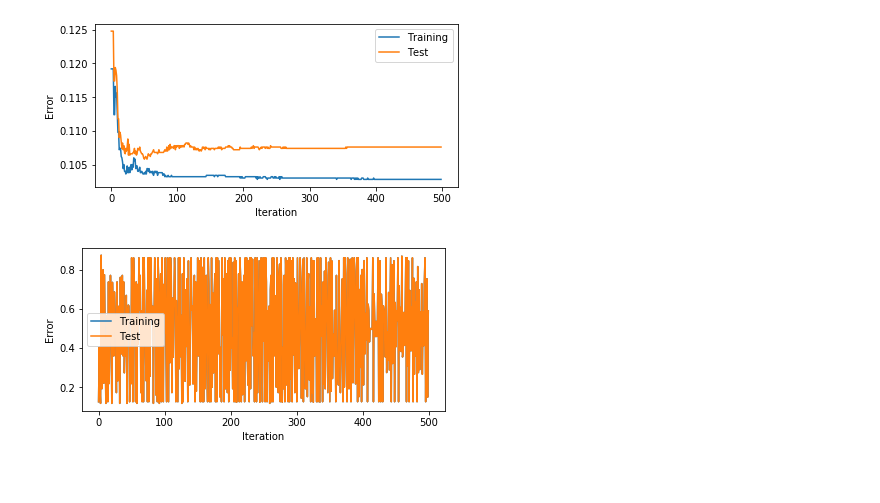
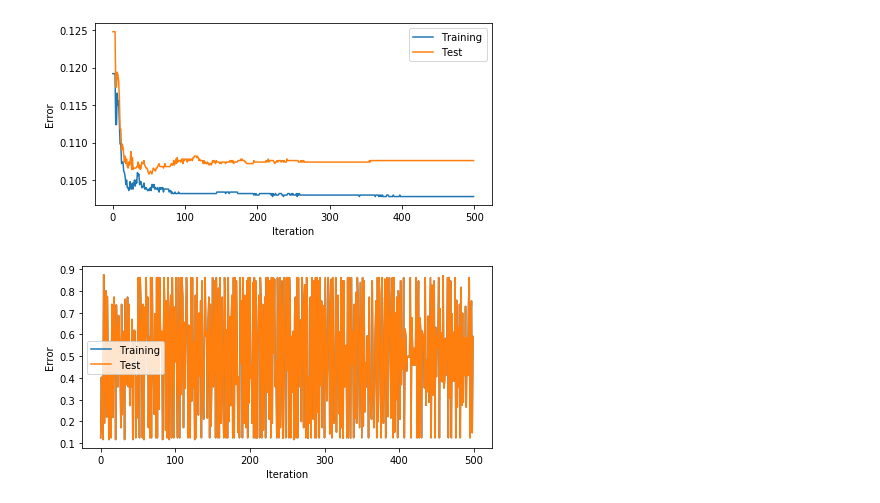
Before and after one commit to sievertsm/ML_CS6350, a Jupyter notebook: EnsembleLearning/adaboost.ipynb, the cells around one changed output. Cells and saved outputs as stored; diff of their text form; code cells hidden in the pictures; blank space fills up the shorter version.

```diff
--- a/EnsembleLearning/adaboost.ipynb
+++ b/EnsembleLearning/adaboost.ipynb
@@ -165,22 +58,28 @@ Wall time: 27.3 s
 # %%
-plt.figure(figsize=(6.5, 3))
+plt.figure(figsize=(6.5, 3.25))
 plt.plot(error_train, label='Training')
 plt.plot(error_test, label='Test')
 plt.ylabel('Error')
 plt.xlabel('Iteration')
 plt.legend()
 
+plt.tight_layout()
+plt.savefig('p_adaboost_total.png', bbox_inchex='tight')
+
 plt.show()
 # %% [output]
-[figure, old version]
+[figure, new version]
 # %%
-plt.figure(figsize=(6.5, 3))
+plt.figure(figsize=(6.5, 3.25))
 plt.plot(error_train_stump, label='Training')
 plt.plot(error_train_stump, label='Test')
 plt.ylabel('Error')
 plt.xlabel('Iteration')
 plt.legend()
 
+plt.tight_layout()
+plt.savefig('p_adaboost_single.png', bbox_inchex='tight')
+
 plt.show()
 # %% [output]
-[figure, old version]
+[figure, new version]
```
Also changed, not shown: parts of 7 cells of this notebook, 3 other files.
